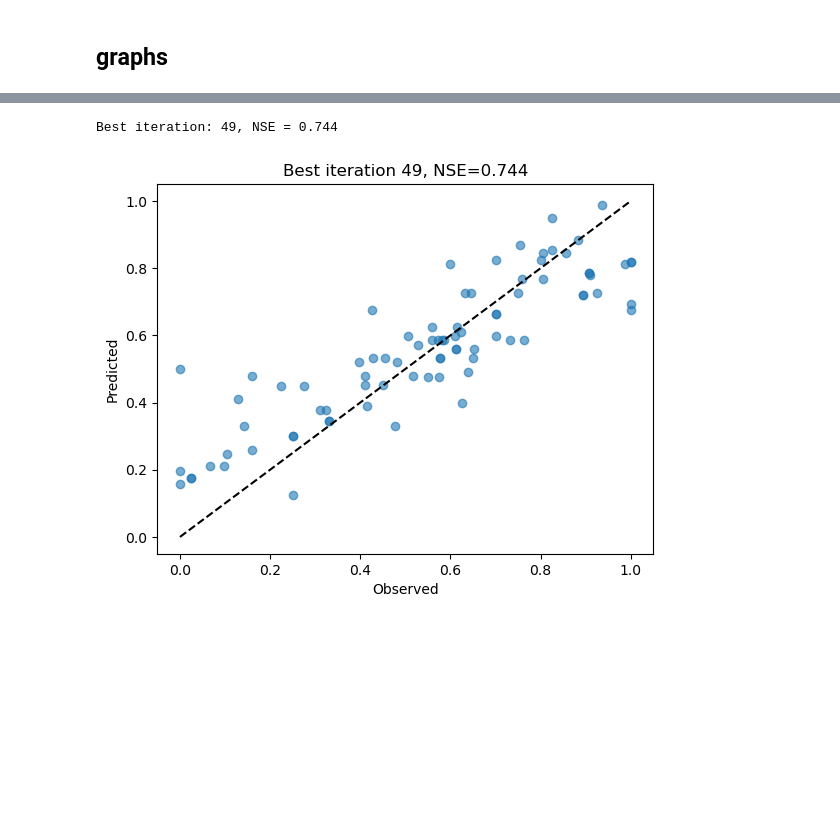
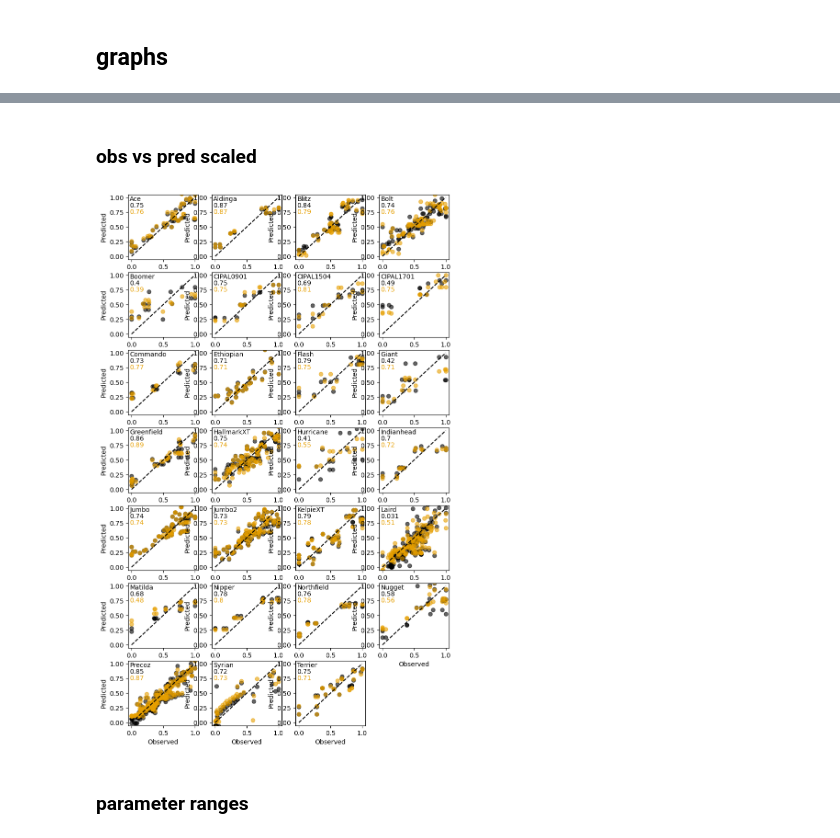
Before and after one commit to HamishBrownPFR/APSIMTools, a Jupyter notebook: Lentil analysis/OptLentil.ipynb, the cells around one changed output, grey strips where cells are left out. Cells and saved outputs as stored; diff of their text form; code cells hidden in the pictures; blank space fills up the shorter version.

```diff
--- a/Lentil analysis/OptLentil.ipynb
+++ b/Lentil analysis/OptLentil.ipynb
@@ -45,13 +45,11 @@ def calcLoss(fitting_variables, obs_pred):
             print(f"⚠️ Skipping variable '{var}' (missing columns)")
             continue
 
-
         df = obs_pred[[obs_col, pred_col]].dropna()
 
         if df.empty:
-            raise RuntimeError(
-                f"No valid data for variable '{var}' after dropping NaNs"
-            )
+            print(f"No valid data for variable '{var}' after dropping NaNs")
+            continue
 
         # Ensure numeric
         df[obs_col] = pd.to_numeric(df[obs_col], errors="coerce")
@@ -1044,3 +1070,0 @@ fits.loc["Bolt","opt"]
-# %%
-STORE = fits.loc["Bolt","STORE"]
-df = STORE.to_dataframe()
@@ -1051,0 +1071,3 @@ df.loss.plot()
+# %%
+fits1 = pd.read_pickle("firtsSetOfFits")
+fits2 = pd.read_pickle("secondSetOfFits")
@@ -1052,23 +1102,41 @@ df.loss.plot()
+# %% [markdown]
+### obs vs pred scaled
 # %%
-# Find the best iteration (minimum loss)
-best_idx = df["loss"].idxmin()
-best_row = df.loc[best_idx]
-best_iter = best_row["iteration"]
+def graphObsPred(fits):
+    graph = plt.figure(figsize=(9,15))
+    pos = 1
+    for c in CULTIVAR_FILE_DICT.keys():
+        ax = graph.add_subplot(7,4,pos)
+        fpos = 0
+        for fit in fits:
+            fcol = Colors[fpos +1]
+            STORE = fit.loc[c,"STORE"]
+            nse = -fit.loc[c,"best_y"]
+            df = STORE.to_dataframe()
 
-print(f"Best iteration: {best_iter}, NSE = {-best_row['loss']:.3f}")
+            # Find the best iteration (minimum loss)
+            best_idx = df["loss"].idxmin()
+            best_row = df.loc[best_idx]
+            best_iter = best_row["iteration"]
 
-# Plot Obs vs Pred for the best iteration
-plt.figure()
-plt.scatter(best_row["obs"], best_row["pred"], alpha=0.6)
-plt.plot(
-    [best_row["obs"].min(), best_row["obs"].max()],
-    [best_row["obs"].min(), best_row["obs"].max()],
-    "k--"
-)
-plt.xlabel("Observed")
-plt.ylabel("Predicted")
-plt.title(f"Best iteration {best_iter}, NSE={-best_row['loss']:.3f}")
-plt.show()
+            # Plot Obs vs Pred for the best iteration
+            plt.plot(best_row["obs"], best_row["pred"], "o", alpha=0.6, color = fcol)
+            plt.text(0.02,0.88-0.1*fpos,f"{nse:.2g}",horizontalalignment='left',
+                    verticalalignment='top', transform=ax.transAxes, color = fcol)
+            fpos+=1
+        plt.plot([0,1],[0,1], "k--")
+        plt.xlabel("Observed")
+        plt.ylabel("Predicted")
+        #plt.title(f"Best iteration {best_iter}, NSE={-best_row['loss']:.3f}")
+        #plt.show
+        plt.text(0.02,0.98,c,horizontalalignment='left',
+                 verticalalignment='top', transform=ax.transAxes)
+        plt.ylim(-0.05,1.05)
+        plt.xlim(-0.05,1.05)
+        pos+=1
+
+graphObsPred([fits1,fits2])
 # %% [output]
-Best iteration: 49, NSE = 0.744
-[figure, old version]
+[figure, new version]
+# %% [markdown]
+### parameter ranges
```
Also changed, not shown: parts of 19 cells of this notebook, 1 other file.
